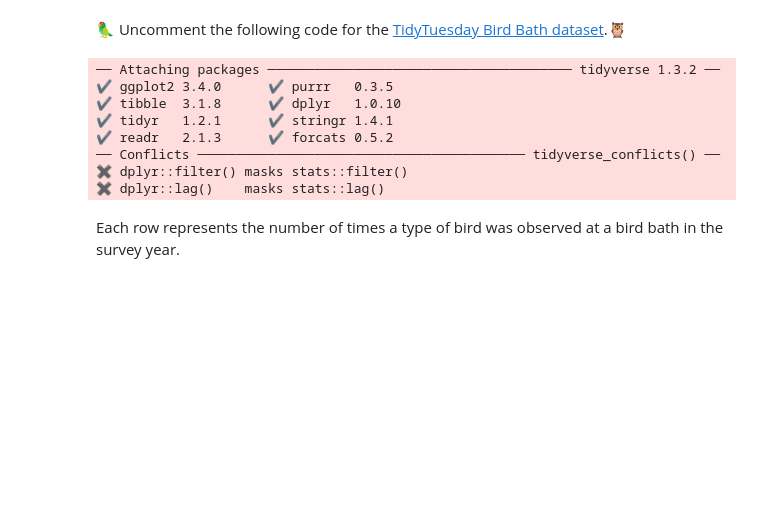
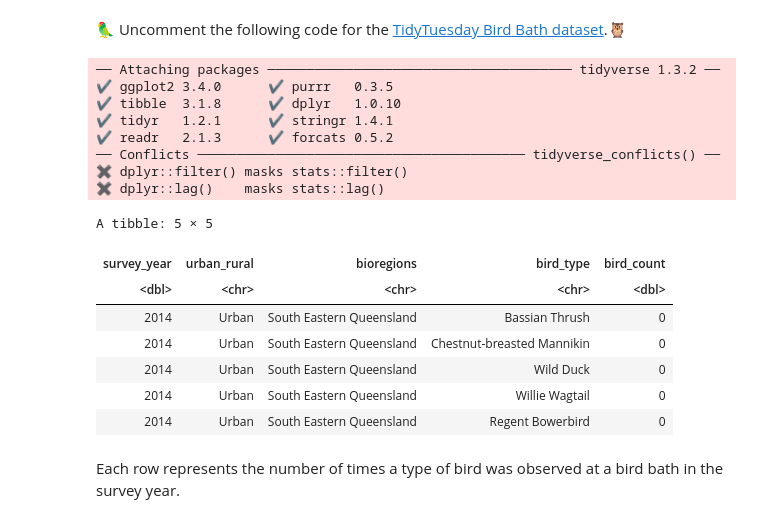
Before and after one commit to mcrzepka/BIOS512, a Jupyter notebook: In class practice/12_01_pivot_practice.ipynb, the cells around one changed output. Drawn from its saved outputs; the diff is of its cells as text; code cells hidden in the pictures; blank space fills up the shorter version.

```diff
--- a/In class practice/12_01_pivot_practice.ipynb
+++ b/In class practice/12_01_pivot_practice.ipynb
@@ -14,8 +14,19 @@ library('tidyverse')
 # %%
 df_birdbath = read_csv(
     'https://github.com/rfordatascience/tidytuesday/blob/master/data/2021/2021-08-31/bird_baths.csv?raw=true',
     col_types = cols()
 )
+
+df_birdbath |> head(5)
+# %% [output]
+A tibble: 5 × 5
+| survey_year | urban_rural | bioregions | bird_type | bird_count |
+| <dbl> | <chr> | <chr> | <chr> | <dbl> |
+| 2014 | Urban | South Eastern Queensland | Bassian Thrush | 0 |
+| 2014 | Urban | South Eastern Queensland | Chestnut-breasted Mannikin | 0 |
+| 2014 | Urban | South Eastern Queensland | Wild Duck | 0 |
+| 2014 | Urban | South Eastern Queensland | Willie Wagtail | 0 |
+| 2014 | Urban | South Eastern Queensland | Regent Bowerbird | 0 |
 # %% [markdown]
 Each row represents the number of times a type of bird was observed at a bird bath in the survey year.
 # %% [markdown]
```
Also changed, not shown: parts of 3 cells of this notebook, 1 other file.
